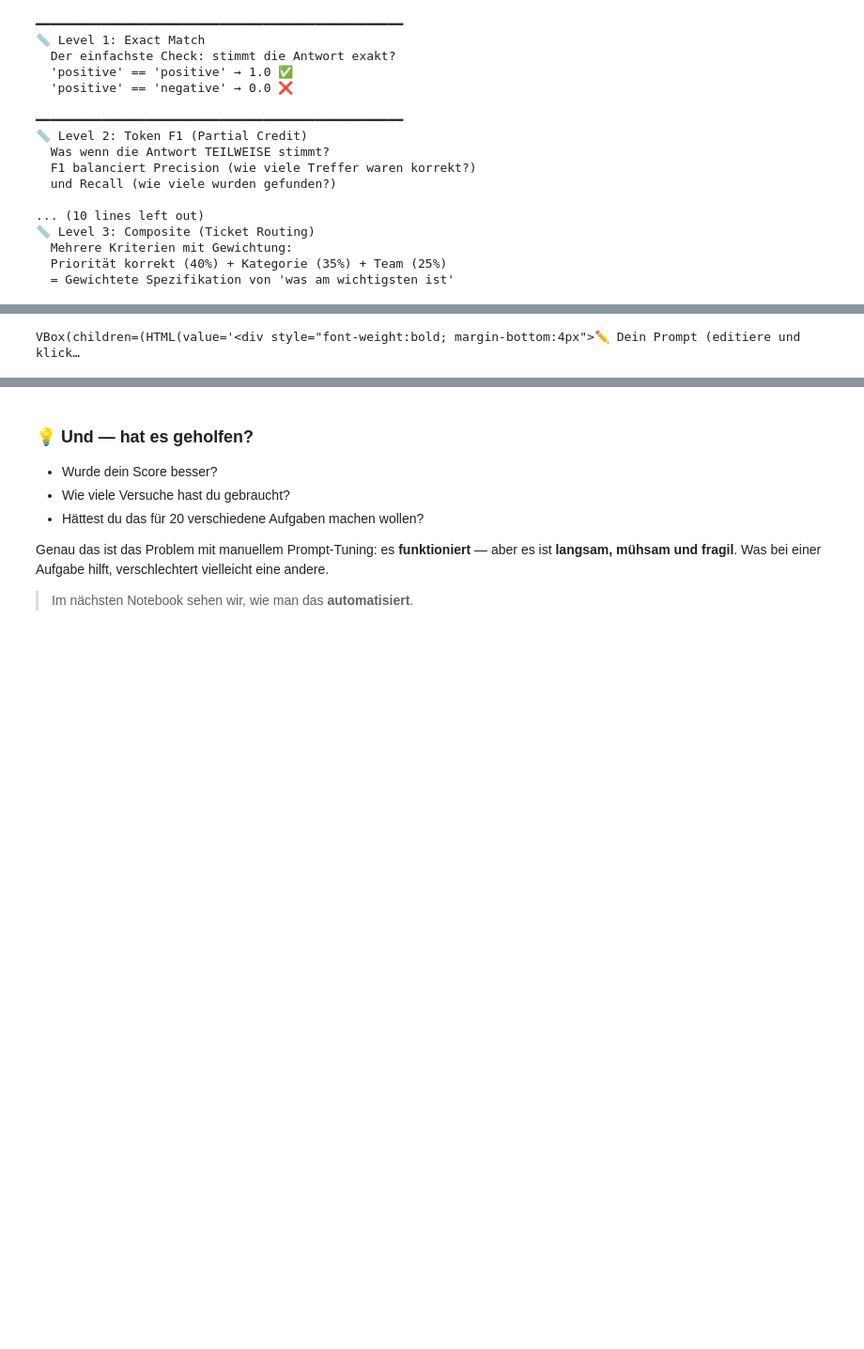
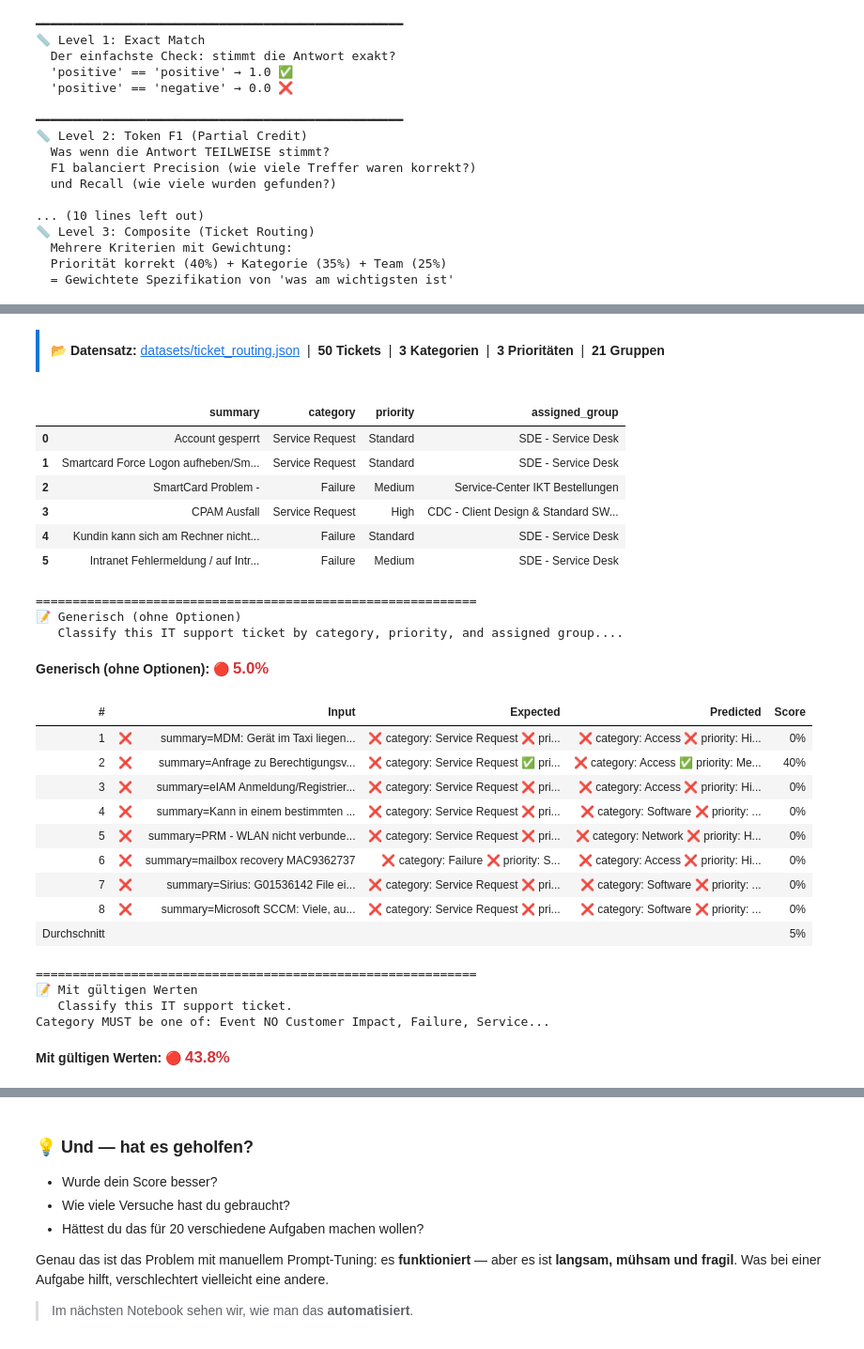
Before and after one commit to abossard/python-quart-vite-react, a Jupyter notebook: notebooks/01_evaluation_and_tuning.ipynb, the cells around one changed output, grey strips where cells are left out. Shown at 94% size. Saved outputs shown, nothing was run; the diff lists cells and outputs as text; code cells hidden in the pictures; blank space fills up the shorter version.

```diff
--- a/notebooks/01_evaluation_and_tuning.ipynb
+++ b/notebooks/01_evaluation_and_tuning.ipynb
@@ -407,12 +425,70 @@ Probier's aus! Editiere den Prompt unten und klick "Auswerten". Jeder Versuch wi
 # %%
-from dspy_tasks.visualize import prompt_workshop
+import json, pandas as pd
+from IPython.display import display, HTML
+from dspy_tasks.actions import run_with_prompt
+from dspy_tasks.visualize import display_score, display_results_table
 
-# Ticket-Routing: 3 Felder (Kategorie, Priorität, Gruppe) — generische Prompts scheitern!
-workshop = prompt_workshop(
-    task_id="ticket_routing",
-    default_instructions="Classify this IT support ticket by category, priority, and assigned group.",
-    max_eval=10,
-)
-display(workshop)
+# Daten laden und gültige Werte extrahieren
+with open("datasets/ticket_routing.json") as f:
+    tickets = json.load(f)
+
+categories = sorted(set(t["category"] for t in tickets))
+priorities = sorted(set(t["priority"] for t in tickets))
+groups = sorted(set(t["assigned_group"] for t in tickets))
+
+display(HTML("""
+<div style="border-left:4px solid #0078d4; padding:12px; margin-bottom:12px; border-radius:0 8px 8px 0">
+    <b>📂 Datensatz:</b> <a href="datasets/ticket_routing.json">datasets/ticket_routing.json</a>
+    &nbsp;|&nbsp; <b>{total} Tickets</b>
+    &nbsp;|&nbsp; <b>{n_cats} Kategorien</b>
+    &nbsp;|&nbsp; <b>{n_prios} Prioritäten</b>
+    &nbsp;|&nbsp; <b>{n_groups} Gruppen</b>
+</div>
+""".format(total=len(tickets), n_cats=len(categories), n_prios=len(priorities), n_groups=len(groups))))
+
+display(pd.DataFrame(tickets[:6]))
+
+# --- Versuch 1: Generischer Prompt (kennt die gültigen Werte NICHT) ---
+PROMPT_V1 = "Classify this IT support ticket by category, priority, and assigned group."
+
+# --- Versuch 2: Prompt MIT den gültigen Werten ---
+PROMPT_V2 = f"""Classify this IT support ticket.
+Category MUST be one of: {', '.join(categories)}
+Priority MUST be one of: {', '.join(priorities)}
+Assigned group MUST be one of: {', '.join(groups)}"""
+
+for label, prompt in [("Generisch (ohne Optionen)", PROMPT_V1), ("Mit gültigen Werten", PROMPT_V2)]:
+    print(f"\n{'='*60}")
+    print(f"📝 {label}")
+    print(f"   {prompt[:100]}...")
+    result = run_with_prompt("ticket_routing", prompt, max_eval=8)
+    display_score(label, result.score)
+    display_results_table(result.individual_scores)
 # %% [output]
+📂 Datensatz: datasets/ticket_routing.json | 50 Tickets | 3 Kategorien | 3 Prioritäten | 21 Gruppen
+|  | summary | category | priority | assigned_group |
+| 0 | Account gesperrt | Service Request | Standard | SDE - Service Desk |
+| 1 | Smartcard Force Logon aufheben/Sm... | Service Request | Standard | SDE - Service Desk |
+| 2 | SmartCard Problem - | Failure | Medium | Service-Center IKT Bestellungen |
+| 3 | CPAM Ausfall | Service Request | High | CDC - Client Design & Standard SW... |
+| 4 | Kundin kann sich am Rechner nicht... | Failure | Standard | SDE - Service Desk |
+| 5 | Intranet Fehlermeldung / auf Intr... | Failure | Medium | SDE - Service Desk |
-VBox(children=(HTML(value='<div style="font-weight:bold; margin-bottom:4px">✏️ Dein Prompt (editiere und klick…
+============================================================
+📝 Generisch (ohne Optionen)
+   Classify this IT support ticket by category, priority, and assigned group....
+Generisch (ohne Optionen): 🔴 5.0%
+| # |  | Input | Expected | Predicted | Score |
+| 1 | ❌ | summary=MDM: Gerät im Taxi liegen... | ❌ category: Service Request ❌ pri... | ❌ category: Access ❌ priority: Hi... | 0% |
+| 2 | ❌ | summary=Anfrage zu Berechtigungsv... | ❌ category: Service Request ✅ pri... | ❌ category: Access ✅ priority: Me... | 40% |
+| 3 | ❌ | summary=eIAM Anmeldung/Registrier... | ❌ category: Service Request ❌ pri... | ❌ category: Access ❌ priority: Hi... | 0% |
+| 4 | ❌ | summary=Kann in einem bestimmten ... | ❌ category: Service Request ❌ pri... | ❌ category: Software ❌ priority: ... | 0% |
+| 5 | ❌ | summary=PRM - WLAN nicht verbunde... | ❌ category: Service Request ❌ pri... | ❌ category: Network ❌ priority: H... | 0% |
+| 6 | ❌ | summary=mailbox recovery MAC9362737 | ❌ category: Failure ❌ priority: S... | ❌ category: Access ❌ priority: Hi... | 0% |
+| 7 | ❌ | summary=Sirius: G01536142 File ei... | ❌ category: Service Request ❌ pri... | ❌ category: Software ❌ priority: ... | 0% |
+| 8 | ❌ | summary=Microsoft SCCM: Viele, au... | ❌ category: Service Request ❌ pri... | ❌ category: Software ❌ priority: ... | 0% |
+| Durchschnitt |  |  |  |  | 5% |
+============================================================
+📝 Mit gültigen Werten
+   Classify this IT support ticket.
+Category MUST be one of: Event NO Customer Impact, Failure, Service...
+Mit gültigen Werten: 🔴 43.8%
```
Also changed, not shown: parts of 9 cells of this notebook, 6 other files.
